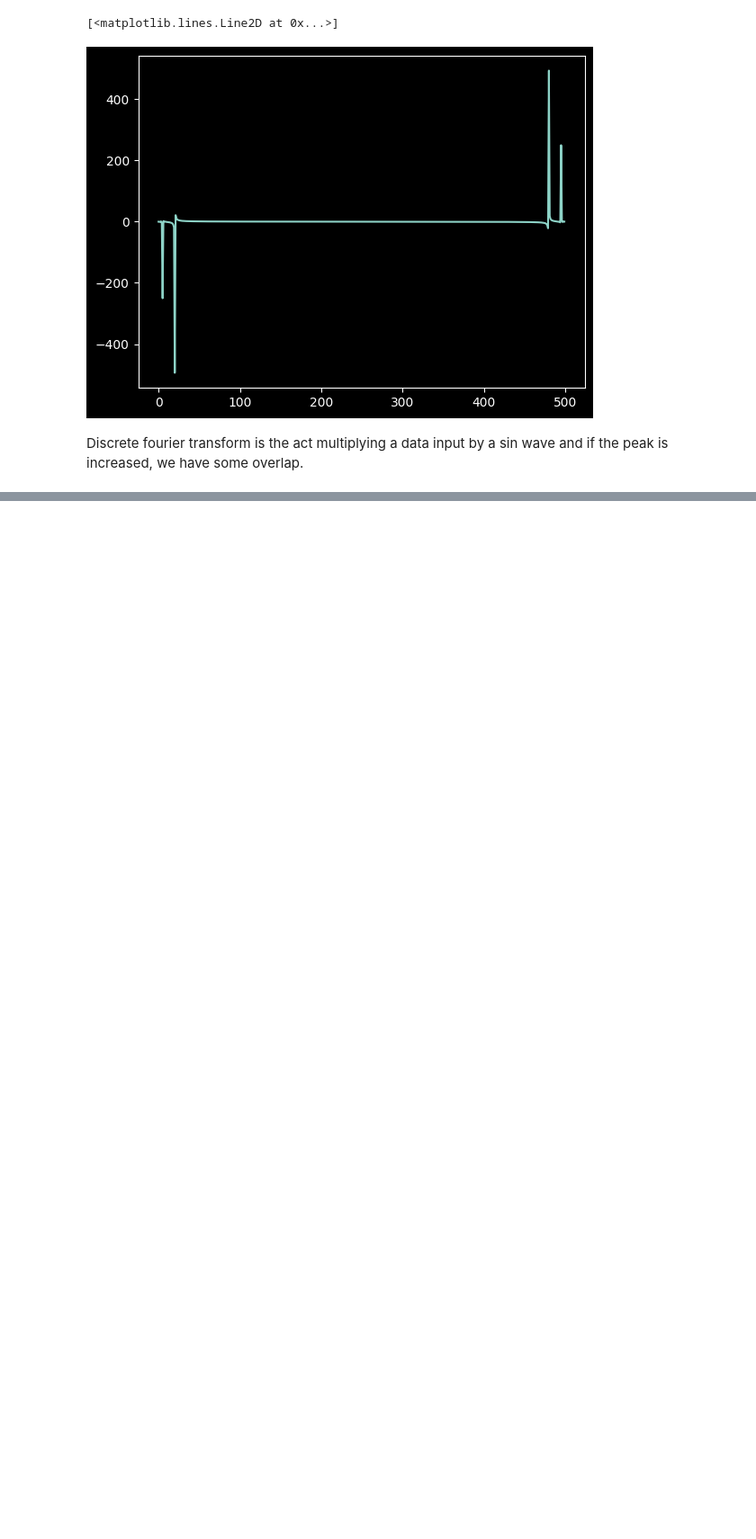
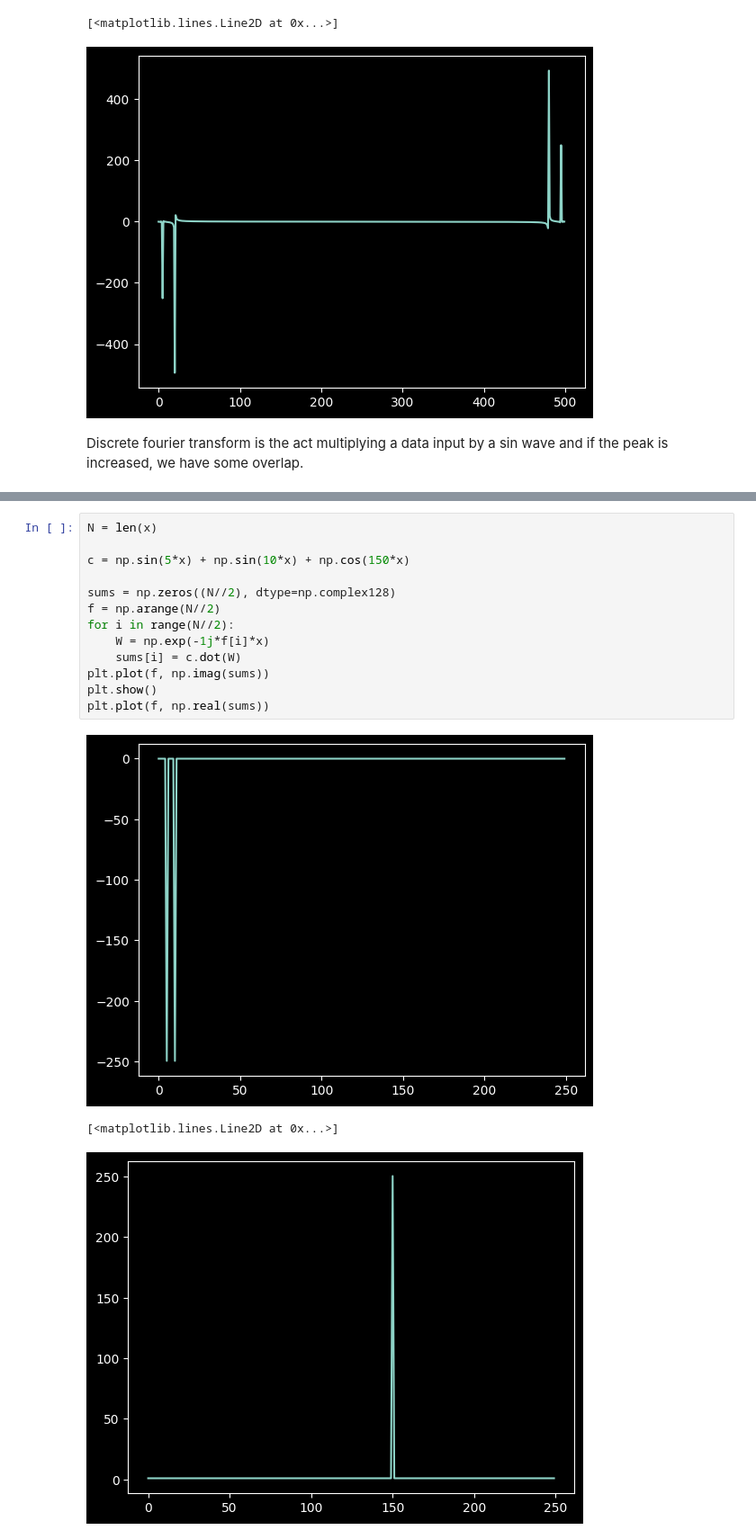
Before and after one commit to xnought/paper-implement, a Jupyter notebook: fft/dft.ipynb, the cells around one changed output, grey strips where cells are left out. Shown at 90% size. Drawn from its saved outputs; the diff is of its cells as text; blank space fills up the shorter version.

```diff
--- a/fft/dft.ipynb
+++ b/fft/dft.ipynb
@@ -98,0 +111,17 @@ plt.plot(np.real(sums))
+# %%
+N = len(x)
+
+c = np.sin(5*x) + np.sin(10*x) + np.cos(150*x)
+
+sums = np.zeros((N//2), dtype=np.complex128)
+f = np.arange(N//2)
+for i in range(N//2):
+	W = np.exp(-1j*f[i]*x)
+	sums[i] = c.dot(W)
+plt.plot(f, np.imag(sums))
+plt.show()
+plt.plot(f, np.real(sums))
+# %% [output]
+[figure, added]
+[<matplotlib.lines.Line2D at 0x...>]
+[figure, added]
```
Also changed, not shown: parts of 4 cells of this notebook, 1 other file.
